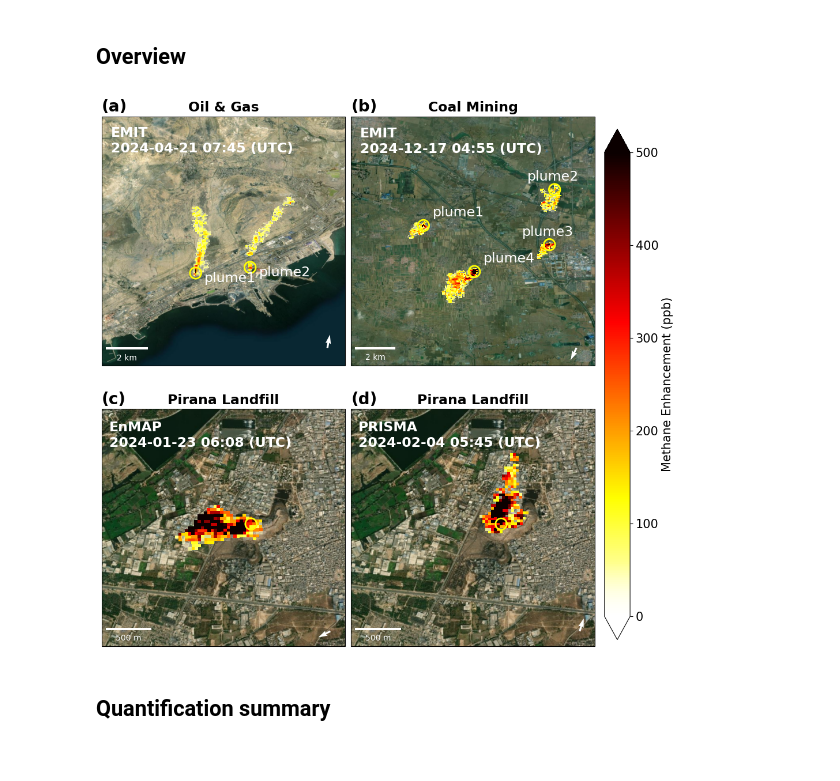
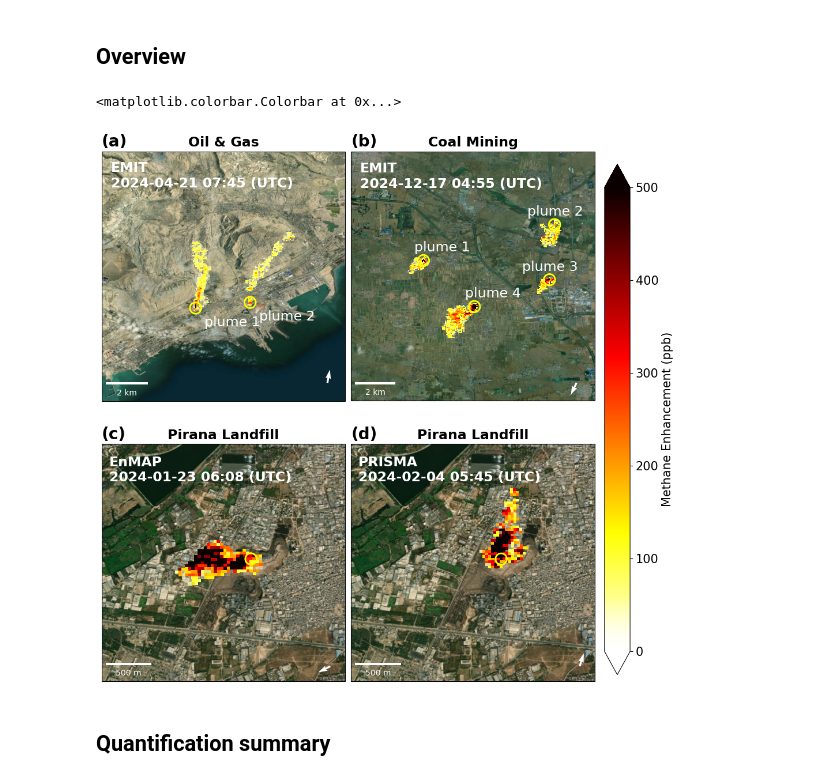
Before and after one commit to zxdawn/HyperGas-GMD, a Jupyter notebook: notebooks/ch4_emissions.ipynb, the cells around one changed output. Cells and saved outputs as stored; diff of their text form; code cells hidden in the pictures.

```diff
--- a/notebooks/ch4_emissions.ipynb
+++ b/notebooks/ch4_emissions.ipynb
@@ -145,7 +145,7 @@ for index, ds in enumerate(ds_oils):
     m = ds['ch4'].plot(ax=ax, x='longitude', y='latitude', vmin=0, vmax=vmax, cmap=my_cmap, add_colorbar=False, rasterized=True)
     ax.scatter(df_oils[index]['plume_longitude'], df_oils[index]['plume_latitude'], transform=proj, color='yellow',
                linewidth=2, marker='o', fc='none', s=200)
-    ax.text(df_oils[index]['plume_longitude']+pad*0.1, df_oils[index]['plume_latitude']-pad*0.1, 'plume'+str(index+1), transform=proj, c='w', fontsize=17)
+    ax.text(df_oils[index]['plume_longitude']+pad*0.1, df_oils[index]['plume_latitude']-pad*0.2, 'plume '+str(index+1), transform=proj, c='w', fontsize=17)
 ax.set_title('Oil & Gas')
 add_scalebar(ax, lon_min, lat_min)
 add_time(df_oils[0], ax, lon_min+pad*0.1, lat_max-pad*0.4, proj)
@@ -168,9 +168,9 @@ for index, ds in enumerate(ds_coals):
     ax.scatter(df_coals[index]['plume_longitude'], df_coals[index]['plume_latitude'], transform=proj, color='yellow',
                linewidth=2, marker='o', fc='none', s=200)
     if index in [1, 2]:
-        ax.text(df_coals[index]['plume_longitude']-pad*0.3, df_coals[index]['plume_latitude']+pad*0.1, 'plume'+str(index+1), transform=proj, c='w', fontsize=17)
+        ax.text(df_coals[index]['plume_longitude']-pad*0.3, df_coals[index]['plume_latitude']+pad*0.1, 'plume '+str(index+1), transform=proj, c='w', fontsize=17)
     else:
-        ax.text(df_coals[index]['plume_longitude']+pad*0.1, df_coals[index]['plume_latitude']+pad*0.1, 'plume'+str(index+1), transform=proj, c='w', fontsize=17)
+        ax.text(df_coals[index]['plume_longitude']-pad*0.1, df_coals[index]['plume_latitude']+pad*0.1, 'plume '+str(index+1), transform=proj, c='w', fontsize=17)
 
 ax.set_title('Coal Mining')
 add_scalebar(ax, lon_min, lat_min)
@@ -206,35 +206,36 @@ ax.set_title('Pirana Landfill')
 
 # set extent
 # landfill_bounds = df_landfill_prisma['plume_bounds'].item()
 # pad = 0.012
 # lon_min = landfill_bounds[0] - pad
 # lon_max = landfill_bounds[2] + pad
 # lat_min = landfill_bounds[1] - pad*0.95
 # lat_max = landfill_bounds[3] + pad*0.95
 ax.set_extent((lon_min, lon_max, lat_min, lat_max), crs=proj)
 
 add_scalebar(ax, lon_min, lat_min)
 add_time(df_landfill_prisma, ax, lon_min+pad*0.1, lat_max-pad*0.5, proj)
 add_wind(df_landfill_prisma, ax, lon_max-pad*0.2, lat_min+pad*0.2, pad, proj)
 
 # add_time(df_landfill_prisma, ax, lon_min+pad*0.1, lat_max-pad*0.4, proj)
 # add_wind(df_landfill_prisma, ax, lon_max-pad*0.2, lat_min+pad*0.2, pad, proj)
 
 for ax in axs.flatten():
     cx.add_basemap(ax, crs=proj, source=cx.providers.Esri.WorldImagery)
     # remove attributions
     ax.texts[-1].remove()
 
 for n, ax in enumerate(axs.flatten()):
     ax.text(0, 1.02, '({})'.format(string.ascii_lowercase[n]),
             transform=ax.transAxes,
             size=20, weight='bold')
 
 # add colorbar
 fig.colorbar(m, ax=axs, label='Methane Enhancement (ppb)', extend='both', pad=0.02, shrink=0.9)
-fig.savefig('../figures/methane_emiss_cases.pdf', bbox_inches='tight')
+# fig.savefig('../figures/methane_emiss_cases.pdf', bbox_inches='tight')
 # %% [output]
+<matplotlib.colorbar.Colorbar at 0x...>
-[figure, old version]
+[figure, new version]
 # %% [markdown]
 ## Quantification summary
 # %%
```
Also changed, not shown: parts of 4 cells of this notebook, 6 other files.
